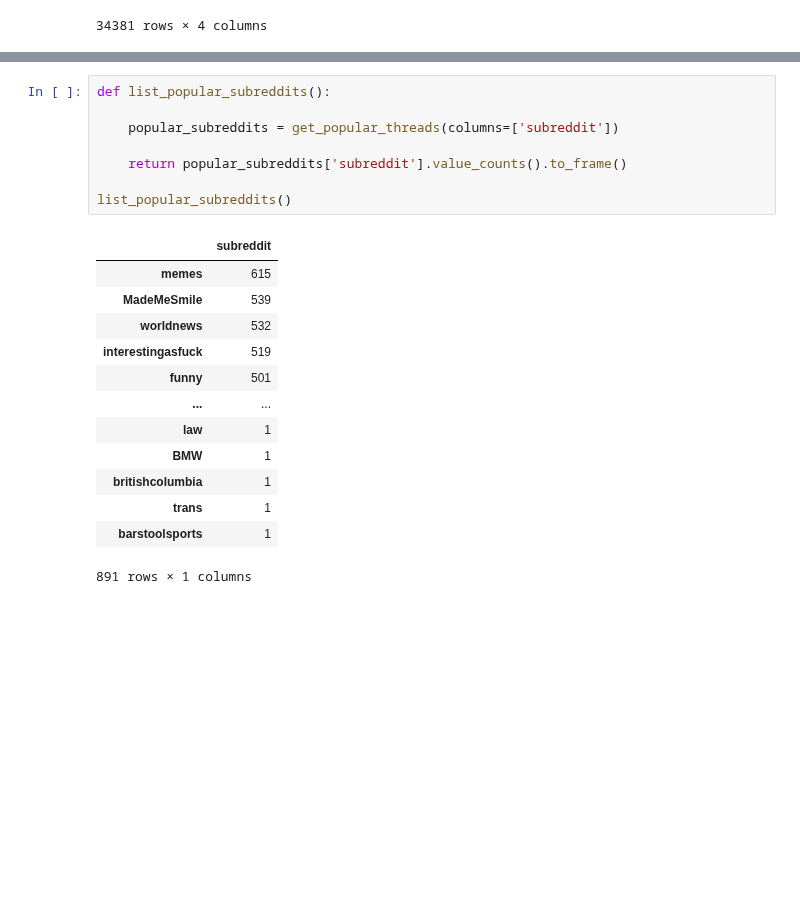
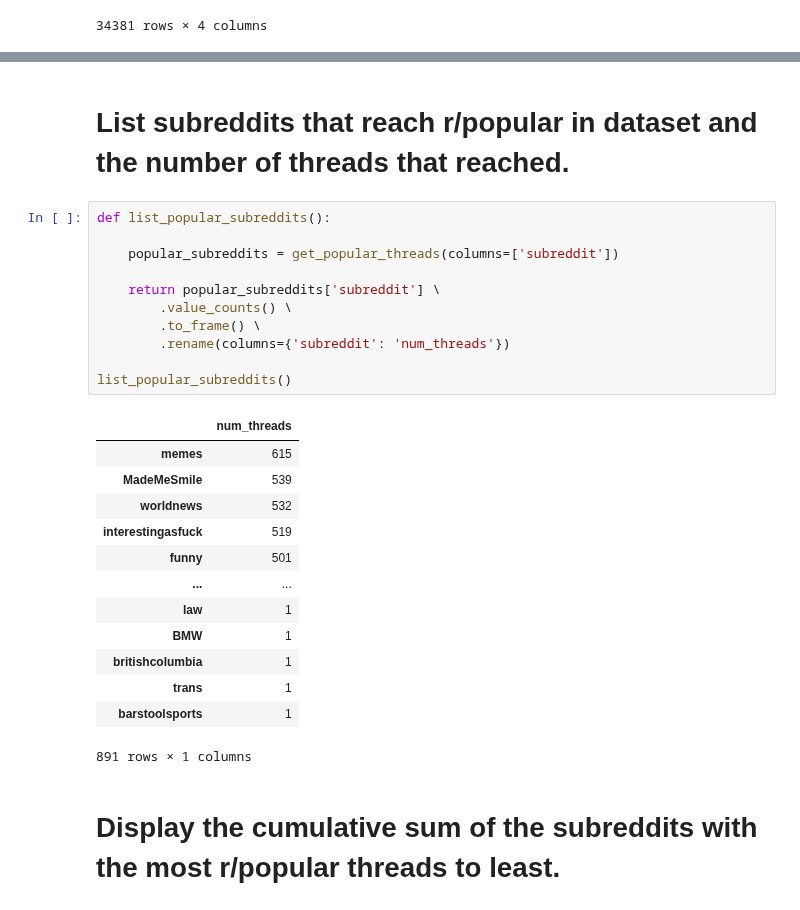
Before and after one commit to jackiec1998/resilient-communities, a Jupyter notebook: src/notebooks/static.ipynb, the cells around one changed output, grey strips where cells are left out. Drawn from its saved outputs; the diff is of its cells as text; blank space fills up the shorter version.

```diff
--- a/src/notebooks/static.ipynb
+++ b/src/notebooks/static.ipynb
@@ -111,13 +224,18 @@ display_popular_thread_coverage()
+# %% [markdown]
+# List subreddits that reach r/popular in dataset and the number of threads that reached.
 # %%
 def list_popular_subreddits():
 
     popular_subreddits = get_popular_threads(columns=['subreddit'])
 
-    return popular_subreddits['subreddit'].value_counts().to_frame()
+    return popular_subreddits['subreddit'] \
+        .value_counts() \
+        .to_frame() \
+        .rename(columns={'subreddit': 'num_threads'})
 
 list_popular_subreddits()
 # %% [output]
-|  | subreddit |
+|  | num_threads |
 | memes | 615 |
 | MadeMeSmile | 539 |
 | worldnews | 532 |
@@ -130,3 +248,5 @@ list_popular_subreddits()
 | trans | 1 |
 | barstoolsports | 1 |
 891 rows × 1 columns
+# %% [markdown]
+# Display the cumulative sum of the subreddits with the most r/popular threads to least.
```
Also changed, not shown: parts of 20 cells of this notebook, 12 other files.
